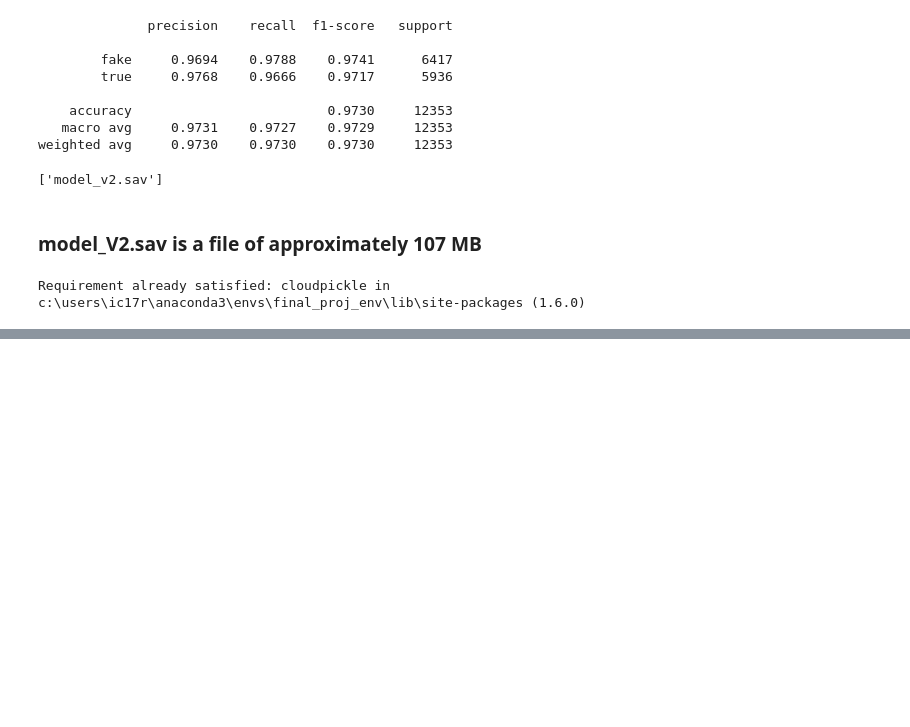
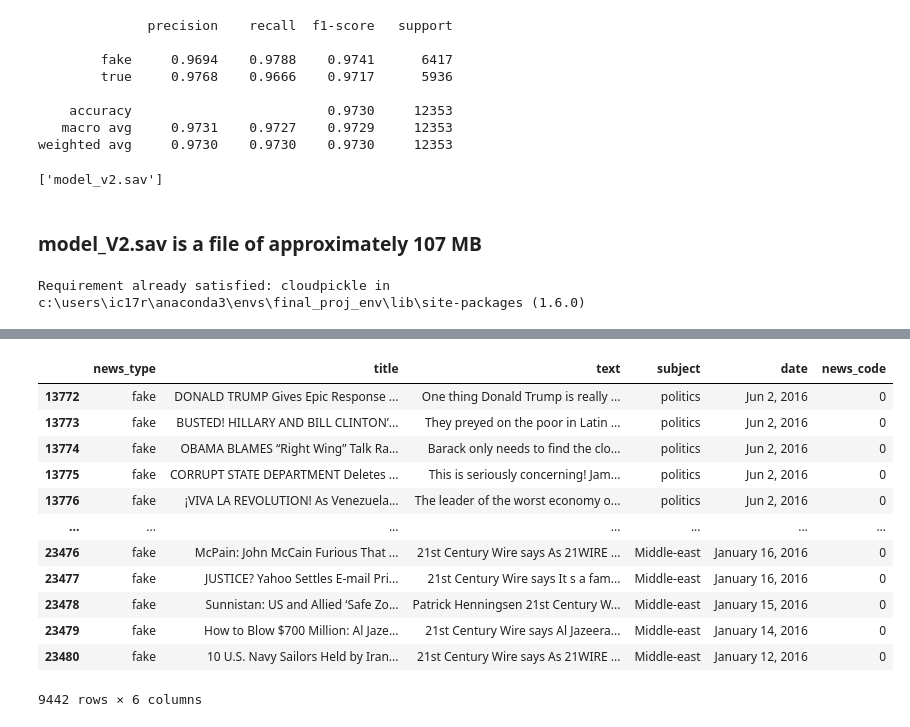
Before and after one commit to ic17rey/final-project-live, a Jupyter notebook: news_predictor/Data/create_model-v2.ipynb, the cells around one changed output, grey strips where cells are left out. Cells and saved outputs as stored; diff of their text form; code cells hidden in the pictures; blank space fills up the shorter version.

```diff
--- a/news_predictor/Data/create_model-v2.ipynb
+++ b/news_predictor/Data/create_model-v2.ipynb
@@ -459,0 +479,18 @@ with open("pickle_model_v2.sav", mode="wb") as file:
+# %%
+# Want to reduce to only 500 rows, starting by dropping first 14,000 results
+fake_news_df = fake_news_for_cloud.drop(fake_news_for_cloud.index[0:10000])
+fake_news_df
+# %% [output]
+|  | news_type | title | text | subject | date | news_code |
+| 13772 | fake | DONALD TRUMP Gives Epic Response ... | One thing Donald Trump is really ... | politics | Jun 2, 2016 | 0 |
+| 13773 | fake | BUSTED! HILLARY AND BILL CLINTON’... | They preyed on the poor in Latin ... | politics | Jun 2, 2016 | 0 |
+| 13774 | fake | OBAMA BLAMES “Right Wing” Talk Ra... | Barack only needs to find the clo... | politics | Jun 2, 2016 | 0 |
+| 13775 | fake | CORRUPT STATE DEPARTMENT Deletes ... | This is seriously concerning! Jam... | politics | Jun 2, 2016 | 0 |
+| 13776 | fake | ¡VIVA LA REVOLUTION! As Venezuela... | The leader of the worst economy o... | politics | Jun 2, 2016 | 0 |
+| ... | ... | ... | ... | ... | ... | ... |
+| 23476 | fake | McPain: John McCain Furious That ... | 21st Century Wire says As 21WIRE ... | Middle-east | January 16, 2016 | 0 |
+| 23477 | fake | JUSTICE? Yahoo Settles E-mail Pri... | 21st Century Wire says It s a fam... | Middle-east | January 16, 2016 | 0 |
+| 23478 | fake | Sunnistan: US and Allied ‘Safe Zo... | Patrick Henningsen 21st Century W... | Middle-east | January 15, 2016 | 0 |
+| 23479 | fake | How to Blow $700 Million: Al Jaze... | 21st Century Wire says Al Jazeera... | Middle-east | January 14, 2016 | 0 |
+| 23480 | fake | 10 U.S. Navy Sailors Held by Iran... | 21st Century Wire says As 21WIRE ... | Middle-east | January 12, 2016 | 0 |
+9442 rows × 6 columns
```
Also changed, not shown: parts of 17 cells of this notebook, 9 other files.
